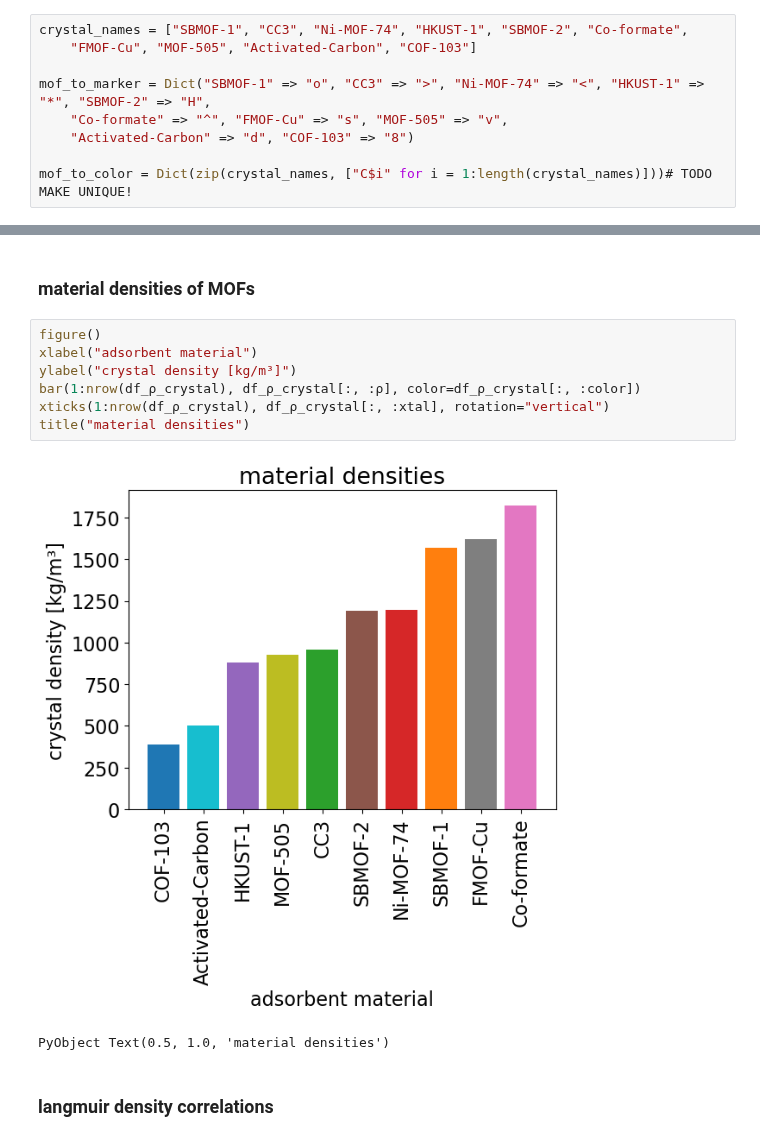
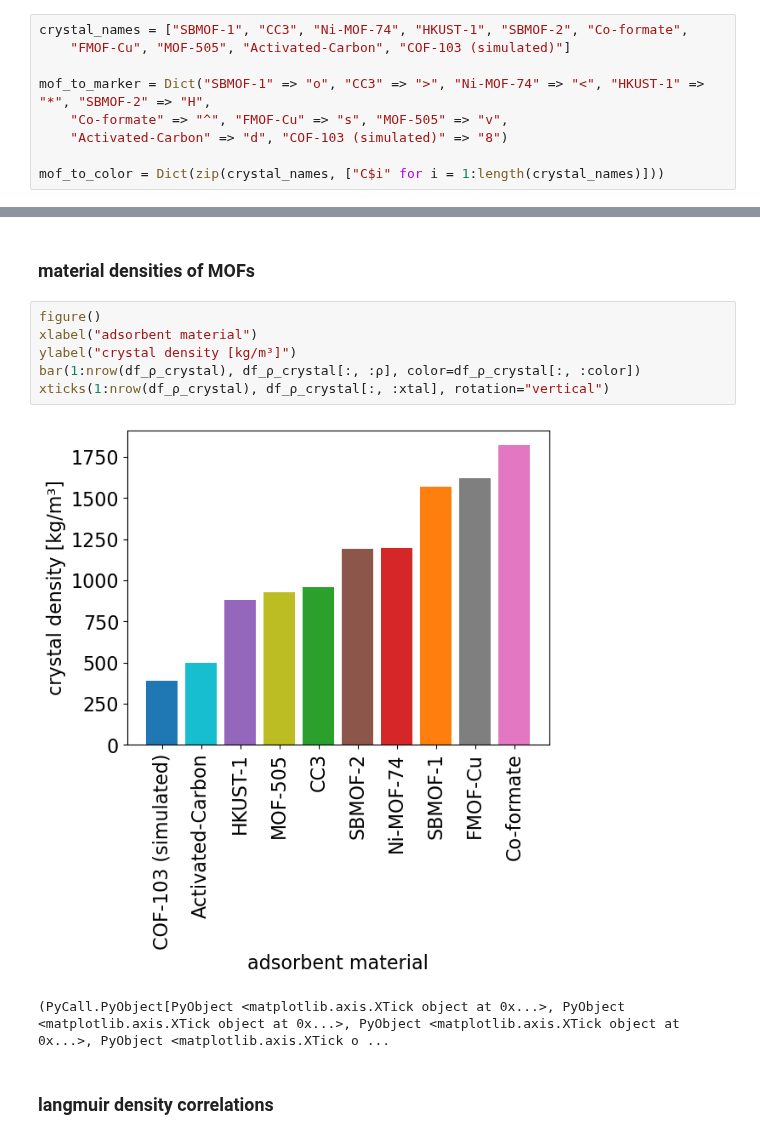
Before and after one commit to SimonEnsemble/PropellantStorage, a Jupyter notebook: MOF_Space_Plot.ipynb, the cells around one changed output, grey strips where cells are left out. Saved outputs shown, nothing was run; the diff lists cells and outputs as text.

Commit message:
appended simulated to COF-103, reordered legend

```diff
--- a/MOF_Space_Plot.ipynb
+++ b/MOF_Space_Plot.ipynb
@@ -17,12 +17,12 @@ path_to_sim_isotherms = joinpath("data","sim_xe_isotherms")
 "data\\sim_xe_isotherms"
 # %%
 crystal_names = ["SBMOF-1", "CC3", "Ni-MOF-74", "HKUST-1", "SBMOF-2", "Co-formate",
-    "FMOF-Cu", "MOF-505", "Activated-Carbon", "COF-103"]
+    "FMOF-Cu", "MOF-505", "Activated-Carbon", "COF-103 (simulated)"]
 
 mof_to_marker = Dict("SBMOF-1" => "o", "CC3" => ">", "Ni-MOF-74" => "<", "HKUST-1" => "*", "SBMOF-2" => "H",
     "Co-formate" => "^", "FMOF-Cu" => "s", "MOF-505" => "v",
-    "Activated-Carbon" => "d", "COF-103" => "8")
+    "Activated-Carbon" => "d", "COF-103 (simulated)" => "8")
 
-mof_to_color = Dict(zip(crystal_names, ["C$i" for i = 1:length(crystal_names)]))# TODO MAKE UNIQUE!
+mof_to_color = Dict(zip(crystal_names, ["C$i" for i = 1:length(crystal_names)]))
 # %% [output]
 Dict{String,String} with 10 entries:
@@ -266,13 +252,12 @@ const low_ρ_xe = df_low_p_xe_data[:, Symbol("Density (mol/m³)")][2:end]; # mol
 # %%
 figure()
 xlabel("adsorbent material")
 ylabel("crystal density [kg/m³]")
 bar(1:nrow(df_ρ_crystal), df_ρ_crystal[:, :ρ], color=df_ρ_crystal[:, :color])
 xticks(1:nrow(df_ρ_crystal), df_ρ_crystal[:, :xtal], rotation="vertical")
-title("material densities")
 # %% [output]
-[figure, old version]
+[figure, new version]
-PyObject Text(0.5, 1.0, 'material densities')
+(PyCall.PyObject[PyObject <matplotlib.axis.XTick object at 0x...>, PyObject <matplotlib.axis.XTick object at 0x...>, PyObject <matplotlib.axis.XTick object at 0x...>, PyObject <matplotlib.axis.XTick o ...
 # %% [markdown]
 ### langmuir density correlations
 # %%
```
Also changed, not shown: parts of 6 cells of this notebook, 23 other files.
